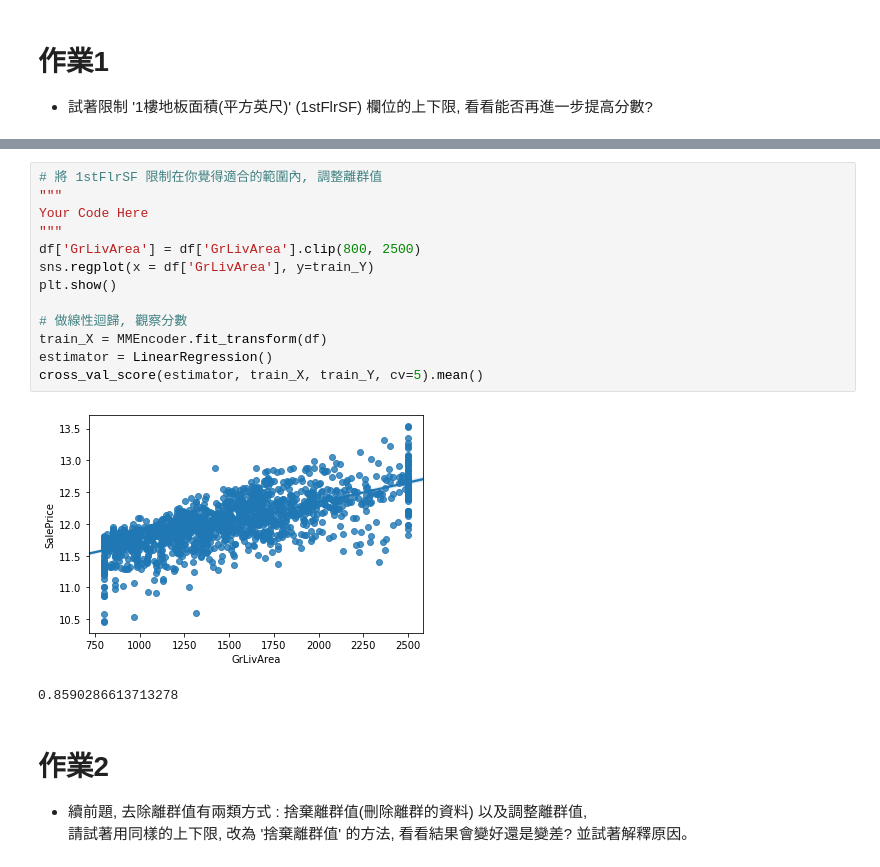
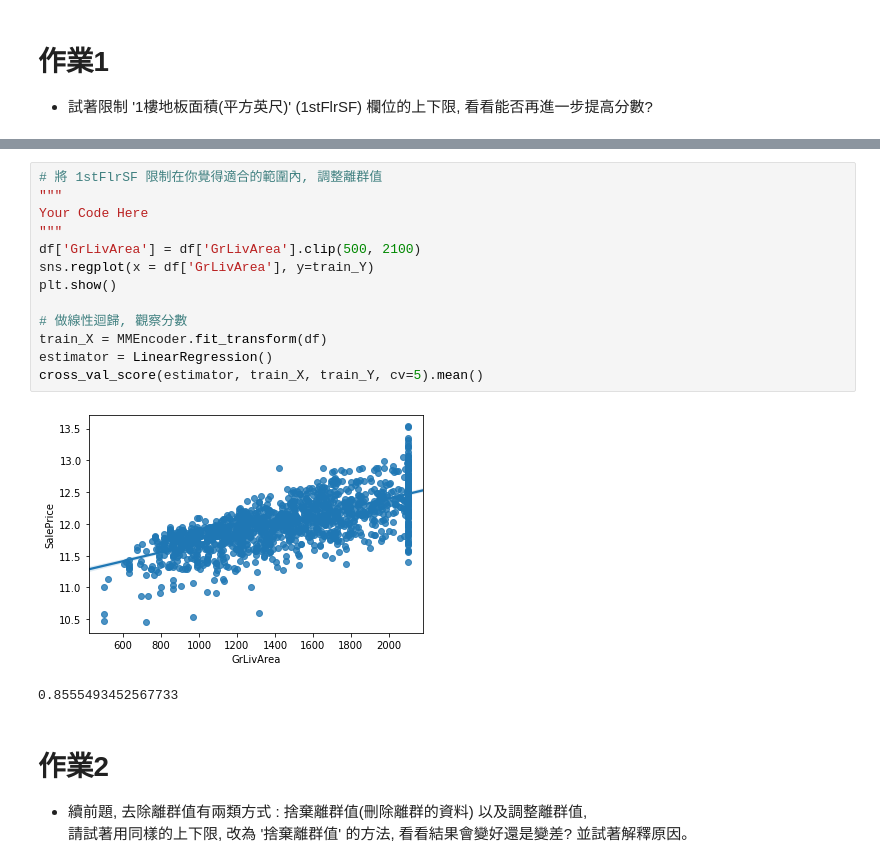
Before and after one commit to vizichialai/3rd-ML100Days, a Jupyter notebook: Day_010_HW.ipynb, the cells around one changed output, grey strips where cells are left out. Saved outputs shown, nothing was run; the diff lists cells and outputs as text.

```diff
--- a/Day_010_HW.ipynb
+++ b/Day_010_HW.ipynb
@@ -73,19 +73,19 @@ cross_val_score(estimator, train_X, train_Y, cv=5).mean()
 # %%
 # 將 1stFlrSF 限制在你覺得適合的範圍內, 調整離群值
 """
 Your Code Here
 """
-df['GrLivArea'] = df['GrLivArea'].clip(800, 2500)
+df['GrLivArea'] = df['GrLivArea'].clip(500, 2100)
 sns.regplot(x = df['GrLivArea'], y=train_Y)
 plt.show()
 
 # 做線性迴歸, 觀察分數
 train_X = MMEncoder.fit_transform(df)
 estimator = LinearRegression()
 cross_val_score(estimator, train_X, train_Y, cv=5).mean()
 # %% [output]
-[figure, old version]
+[figure, new version]
-0.8590286613713278
+0.8555493452567733
 # %% [markdown]
 # 作業2
 * 續前題, 去除離群值有兩類方式 :  捨棄離群值(刪除離群的資料) 以及調整離群值,
```
Also changed, not shown: parts of 4 cells of this notebook.
